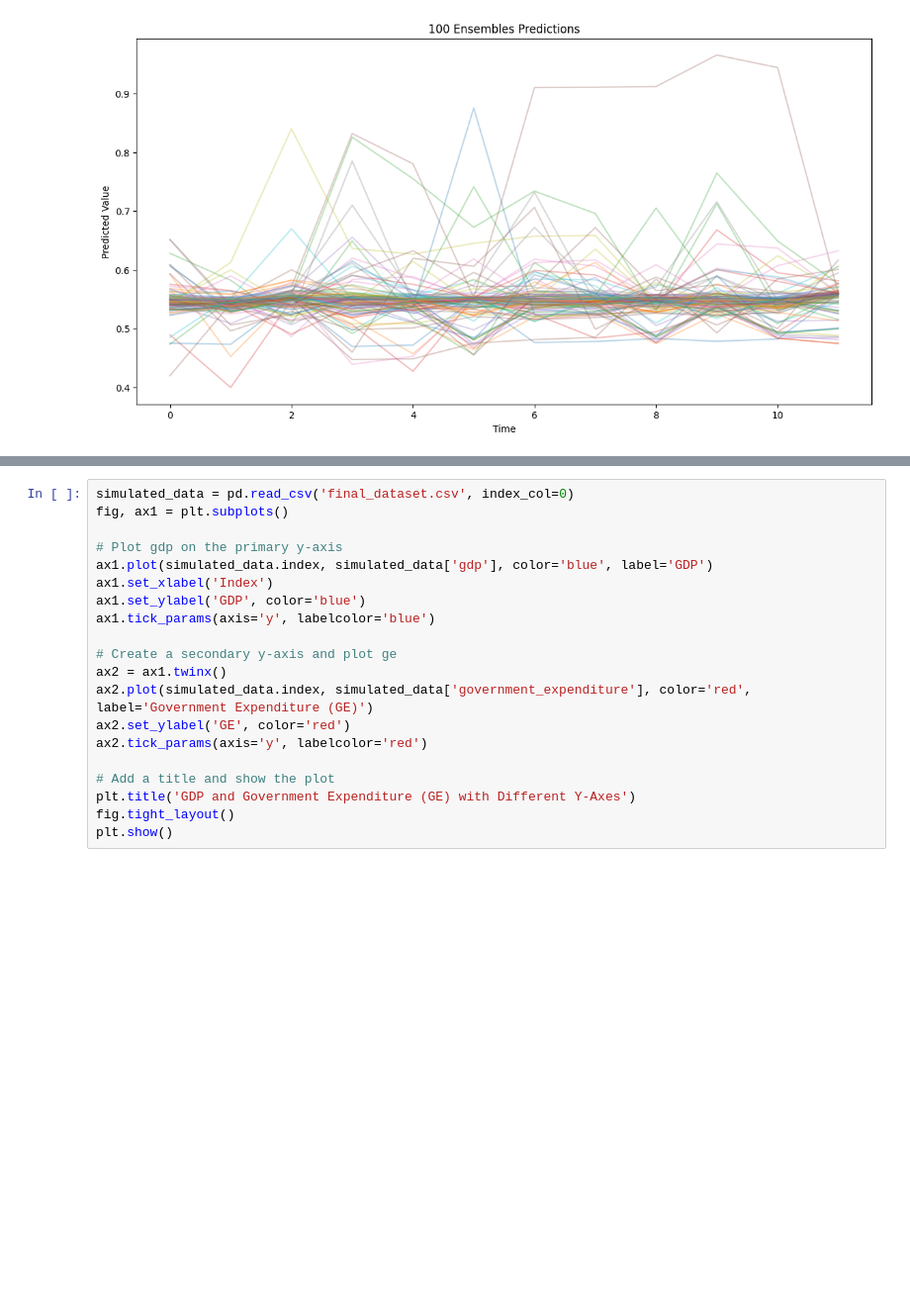
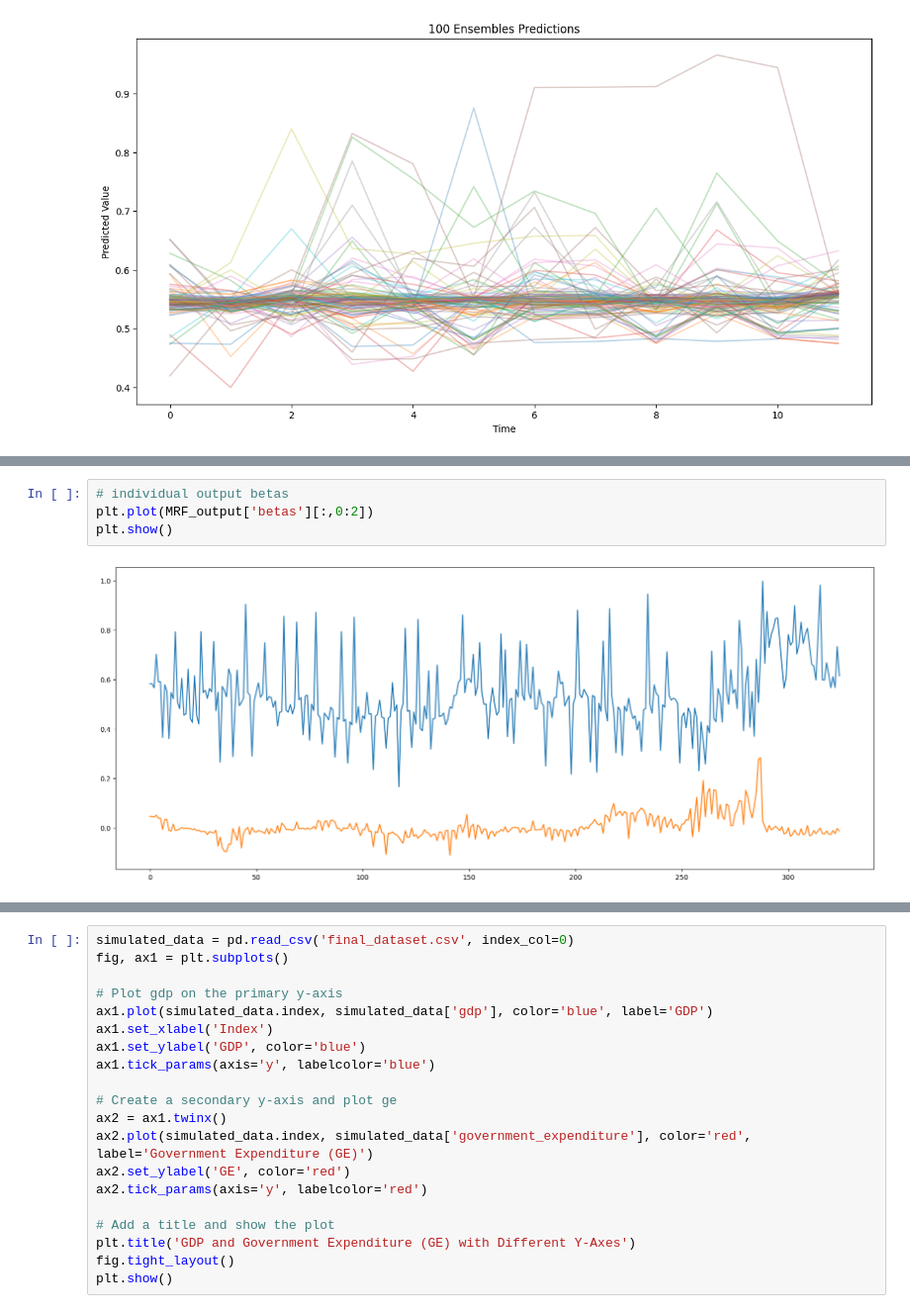
Before and after one commit to pgerbino/macroeconomic-random-forest, a Jupyter notebook: example.ipynb, the cells around one changed output, grey strips where cells are left out. Shown at 99% size. Drawn from its saved outputs; the diff is of its cells as text; blank space fills up the shorter version.

```diff
--- a/example.ipynb
+++ b/example.ipynb
@@ -220,0 +224,6 @@ Warning: those bands may have missing values or be innacurate if B is low and su
+# %%
+# individual output betas
+plt.plot(MRF_output['betas'][:,0:2])
+plt.show()
+# %% [output]
+[figure, added]
```
Also changed, not shown: parts of 6 cells of this notebook, 3 other files.
